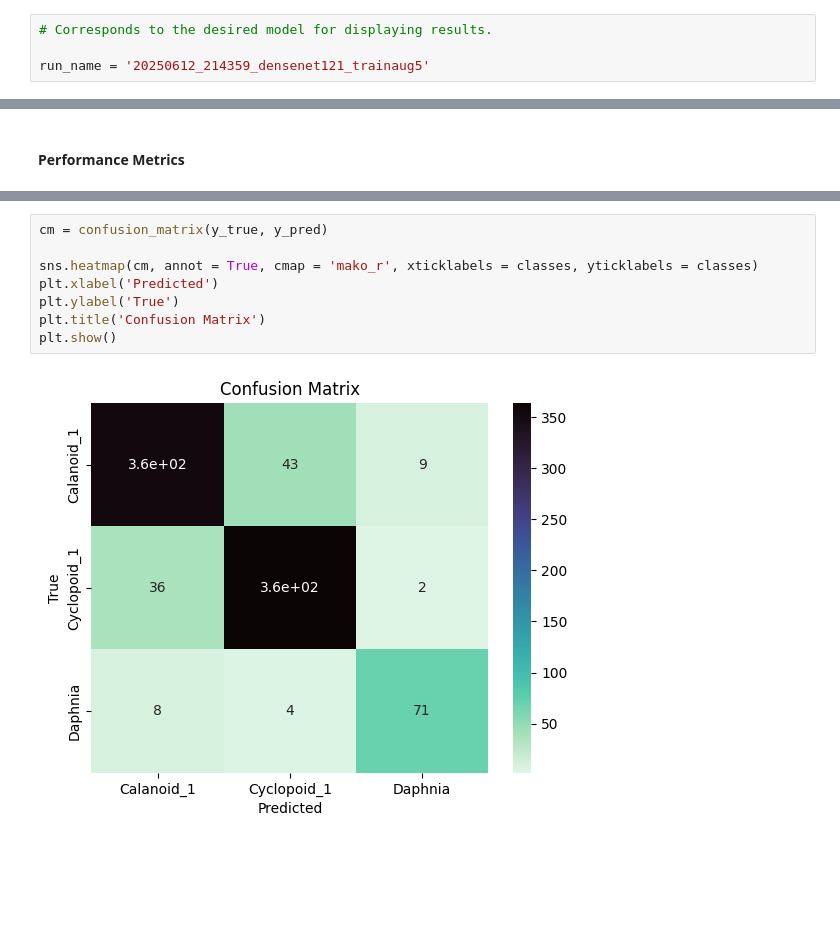
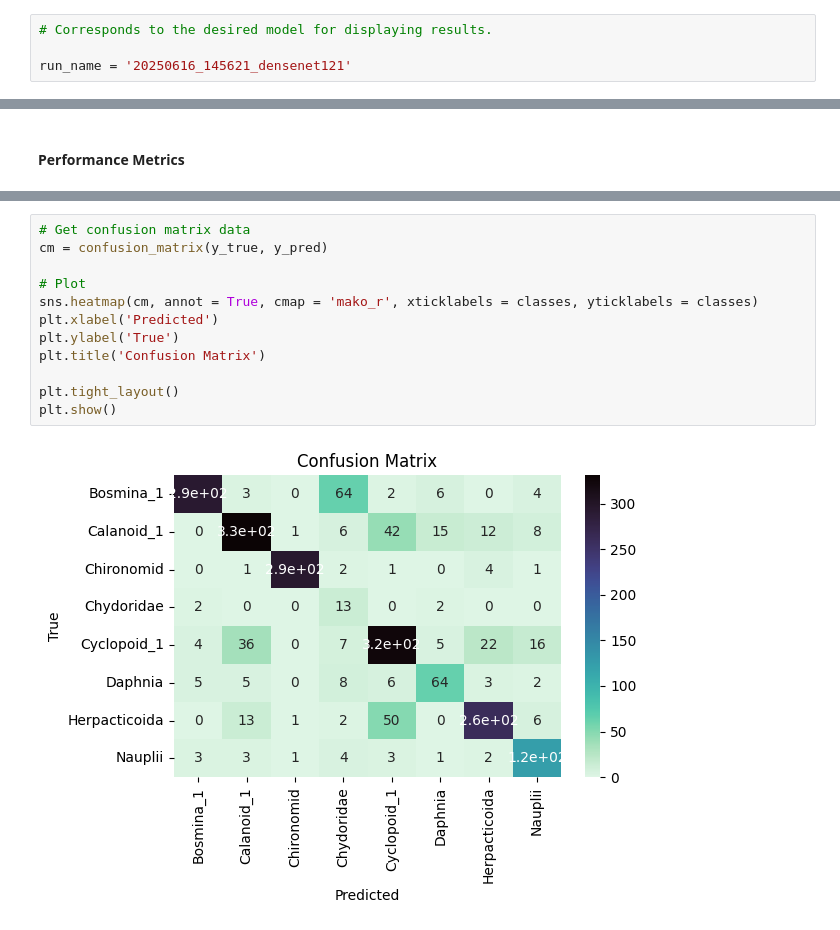
Before and after one commit to sofiar/Analysis_zooplankton, a Jupyter notebook: visualize_results.ipynb, the cells around one changed output, grey strips where cells are left out. Cells and saved outputs as stored; diff of their text form; blank space fills up the shorter version.

```diff
--- a/visualize_results.ipynb
+++ b/visualize_results.ipynb
@@ -5,7 +17,7 @@
 # %%
 # Corresponds to the desired model for displaying results.
 
-run_name = '20250612_214359_densenet121_trainaug5'
+run_name = '20250616_145621_densenet121'
 # %% [markdown]
 #### Notebook & Data Set-Up
 # %%
@@ -140,10 +158,14 @@ plt.show()
 # %%
+# Get confusion matrix data
 cm = confusion_matrix(y_true, y_pred)
 
+# Plot
 sns.heatmap(cm, annot = True, cmap = 'mako_r', xticklabels = classes, yticklabels = classes)
 plt.xlabel('Predicted')
 plt.ylabel('True')
 plt.title('Confusion Matrix')
+
+plt.tight_layout()
 plt.show()
 # %% [output]
-[figure, old version]
+[figure, new version]
```
Also changed, not shown: parts of 7 cells of this notebook, 3 other files.
